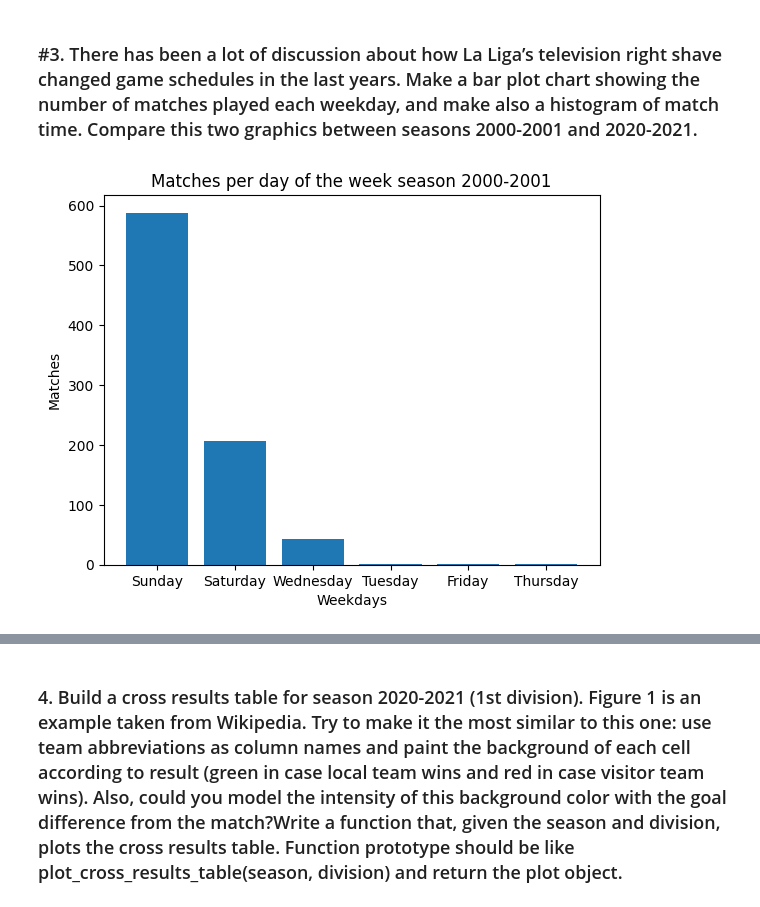
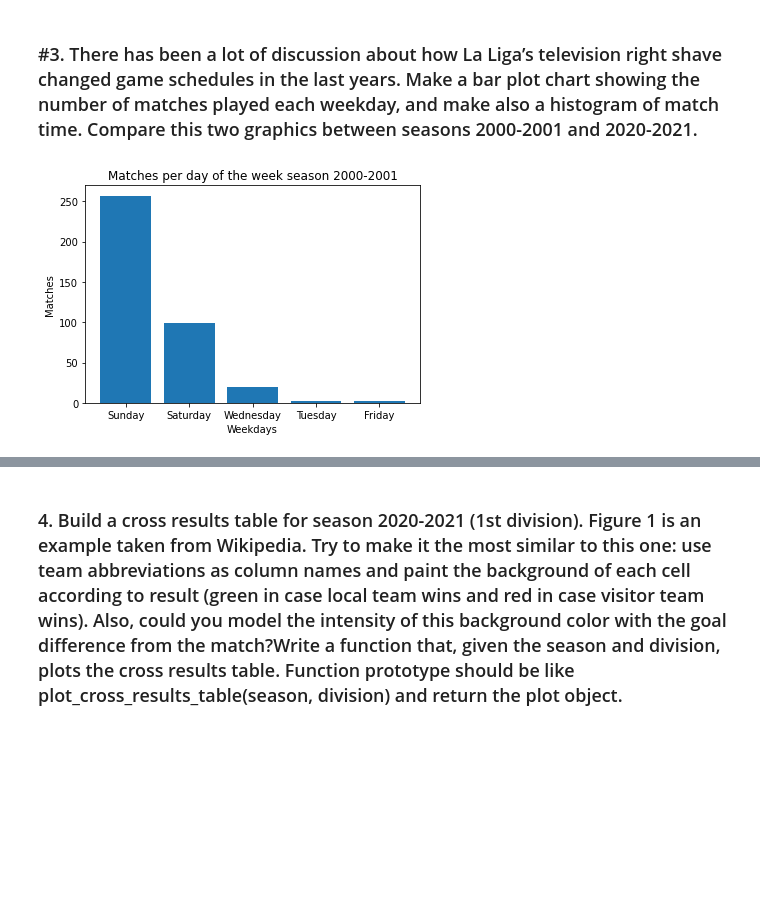
Before and after one commit to MellacE98/LaQuinielaUAB, a Jupyter notebook: LaLigaDataAnalysis.ipynb, the cells around one changed output, grey strips where cells are left out. Drawn from its saved outputs; the diff is of its cells as text; code cells hidden in the pictures; blank space fills up the shorter version.

```diff
--- a/LaLigaDataAnalysis.ipynb
+++ b/LaLigaDataAnalysis.ipynb
@@ -109,14 +113,16 @@ df_diego = df.copy()
 df_diego['date'] = pd.to_datetime(df_diego['date'])
 df_diego['day'] = df_diego['date'].dt.day_name()
 df_2000 = df_diego.loc[(df_diego['season'] == "2000-2001")]
+df_2000 = df_2000.dropna()
 df_2021 = df_diego.loc[(df_diego['season'] == "2020-2021")]
+df_2021 = df_2021.dropna()
 # %%
-y_2000 = df_2000['day'].value_counts()
-x_2000 = ["Sunday", "Saturday", "Wednesday", "Tuesday", "Friday", "Thursday"]
-plt.bar(x_2000, y_2000)
+y = df_2000['day'].value_counts()
+x = ["Sunday", "Saturday", "Wednesday", "Tuesday", "Friday"]
+plt.bar(x, y)
 plt.title('Matches per day of the week season 2000-2001')
 plt.xlabel('Weekdays')
 plt.ylabel('Matches')
 plt.show()
 # %% [output]
-[figure, old version]
+[figure, new version]
```
Also changed, not shown: parts of 15 cells of this notebook.
